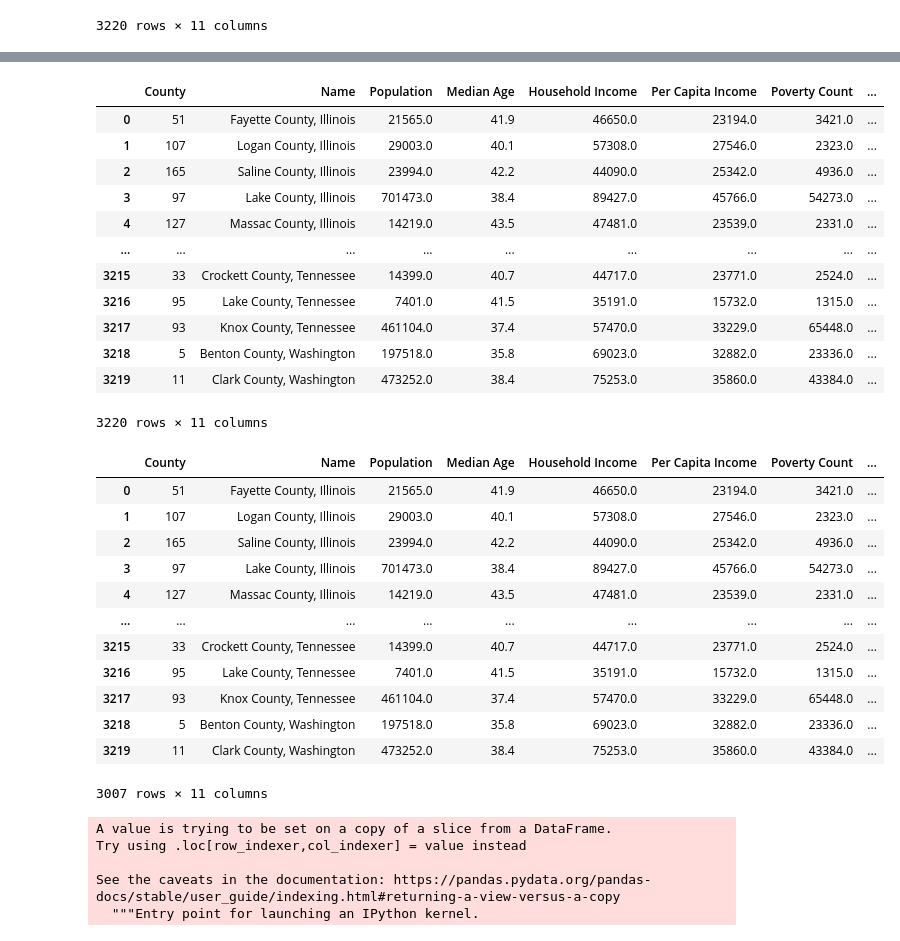
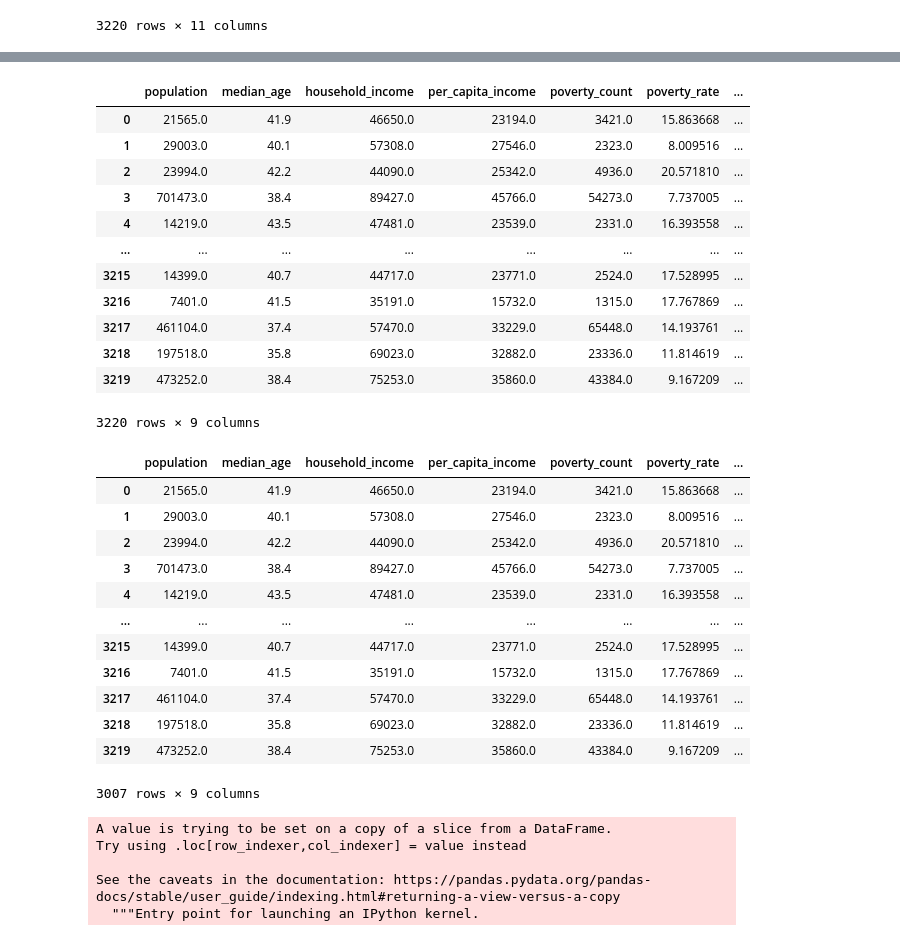
Before and after one commit to uzmabb182/data-visualization-using-flask-project2, a Jupyter notebook: data_visualzation/data_cleaning.ipynb, the cells around one changed output, grey strips where cells are left out. Saved outputs shown, nothing was run; the diff lists cells and outputs as text; code cells hidden in the pictures.

```diff
--- a/data_visualzation/data_cleaning.ipynb
+++ b/data_visualzation/data_cleaning.ipynb
@@ -6,9 +6,9 @@ import numpy as np
 # %%
 # Importing data files
 
-census_df = pd.read_csv("Resources/census_us_county_output.csv")
-education_df = pd.read_csv("Resources/ers_usda_education.csv")
-county_df = pd.read_csv("Resources/county_fips.csv")
+census_df = pd.read_csv("resources/census_us_county_output.csv")
+education_df = pd.read_csv("resources/ers_usda_education.csv")
+county_df = pd.read_csv("resources/county_fips.csv")
 # %% [markdown]
 ## Cleaning County_fips.csv
 # %%
@@ -235,3 +236,12 @@ census_df
+# %%
+# column_names = list(df.columns)
+# column_names[0:9] = ['five', 'six', 'seven', 'eight']
+# df.columns = column_names
+
+column_names = list(census_df.columns)
+column_names[0:9] = ['population', 'median_age', 'household_income', 'per_capita_income', 'poverty_count',
+                     'poverty_rate', 'unemployment_rate', 'county', 'state']
+census_df.columns = column_names
 # %%
 census_df
 # %% [output]
@@ -256,34 +266,34 @@ census_df
 census_df = census_df.rename(columns = {'County_x': 'County_Name'})
 census_df
 # %% [output]
-|  | County | Name | Population | Median Age | Household Income | Per Capita Income | Poverty Count | ... |
-| 0 | 51 | Fayette County, Illinois | 21565.0 | 41.9 | 46650.0 | 23194.0 | 3421.0 | ... |
-| 1 | 107 | Logan County, Illinois | 29003.0 | 40.1 | 57308.0 | 27546.0 | 2323.0 | ... |
-| 2 | 165 | Saline County, Illinois | 23994.0 | 42.2 | 44090.0 | 25342.0 | 4936.0 | ... |
-| 3 | 97 | Lake County, Illinois | 701473.0 | 38.4 | 89427.0 | 45766.0 | 54273.0 | ... |
-| 4 | 127 | Massac County, Illinois | 14219.0 | 43.5 | 47481.0 | 23539.0 | 2331.0 | ... |
-| ... | ... | ... | ... | ... | ... | ... | ... | ... |
-| 3215 | 33 | Crockett County, Tennessee | 14399.0 | 40.7 | 44717.0 | 23771.0 | 2524.0 | ... |
-| 3216 | 95 | Lake County, Tennessee | 7401.0 | 41.5 | 35191.0 | 15732.0 | 1315.0 | ... |
-| 3217 | 93 | Knox County, Tennessee | 461104.0 | 37.4 | 57470.0 | 33229.0 | 65448.0 | ... |
-| 3218 | 5 | Benton County, Washington | 197518.0 | 35.8 | 69023.0 | 32882.0 | 23336.0 | ... |
-| 3219 | 11 | Clark County, Washington | 473252.0 | 38.4 | 75253.0 | 35860.0 | 43384.0 | ... |
+|  | population | median_age | household_income | per_capita_income | poverty_count | poverty_rate | ... |
+| 0 | 21565.0 | 41.9 | 46650.0 | 23194.0 | 3421.0 | 15.863668 | ... |
+| 1 | 29003.0 | 40.1 | 57308.0 | 27546.0 | 2323.0 | 8.009516 | ... |
+| 2 | 23994.0 | 42.2 | 44090.0 | 25342.0 | 4936.0 | 20.571810 | ... |
+| 3 | 701473.0 | 38.4 | 89427.0 | 45766.0 | 54273.0 | 7.737005 | ... |
+| 4 | 14219.0 | 43.5 | 47481.0 | 23539.0 | 2331.0 | 16.393558 | ... |
+| ... | ... | ... | ... | ... | ... | ... | ... |
+| 3215 | 14399.0 | 40.7 | 44717.0 | 23771.0 | 2524.0 | 17.528995 | ... |
+| 3216 | 7401.0 | 41.5 | 35191.0 | 15732.0 | 1315.0 | 17.767869 | ... |
+| 3217 | 461104.0 | 37.4 | 57470.0 | 33229.0 | 65448.0 | 14.193761 | ... |
+| 3218 | 197518.0 | 35.8 | 69023.0 | 32882.0 | 23336.0 | 11.814619 | ... |
+| 3219 | 473252.0 | 38.4 | 75253.0 | 35860.0 | 43384.0 | 9.167209 | ... |
-3220 rows × 11 columns
+3220 rows × 9 columns
 # %%
-census_df = census_df[census_df["County_Name"].str.contains("County")==True]
+census_df = census_df[census_df["county"].str.contains("County")==True]
 census_df
 # %% [output]
-|  | County | Name | Population | Median Age | Household Income | Per Capita Income | Poverty Count | ... |
-| 0 | 51 | Fayette County, Illinois | 21565.0 | 41.9 | 46650.0 | 23194.0 | 3421.0 | ... |
-| 1 | 107 | Logan County, Illinois | 29003.0 | 40.1 | 57308.0 | 27546.0 | 2323.0 | ... |
-| 2 | 165 | Saline County, Illinois | 23994.0 | 42.2 | 44090.0 | 25342.0 | 4936.0 | ... |
-| 3 | 97 | Lake County, Illinois | 701473.0 | 38.4 | 89427.0 | 45766.0 | 54273.0 | ... |
-| 4 | 127 | Massac County, Illinois | 14219.0 | 43.5 | 47481.0 | 23539.0 | 2331.0 | ... |
-| ... | ... | ... | ... | ... | ... | ... | ... | ... |
-| 3215 | 33 | Crockett County, Tennessee | 14399.0 | 40.7 | 44717.0 | 23771.0 | 2524.0 | ... |
-| 3216 | 95 | Lake County, Tennessee | 7401.0 | 41.5 | 35191.0 | 15732.0 | 1315.0 | ... |
-| 3217 | 93 | Knox County, Tennessee | 461104.0 | 37.4 | 57470.0 | 33229.0 | 65448.0 | ... |
-| 3218 | 5 | Benton County, Washington | 197518.0 | 35.8 | 69023.0 | 32882.0 | 23336.0 | ... |
-| 3219 | 11 | Clark County, Washington | 473252.0 | 38.4 | 75253.0 | 35860.0 | 43384.0 | ... |
+|  | population | median_age | household_income | per_capita_income | poverty_count | poverty_rate | ... |
+| 0 | 21565.0 | 41.9 | 46650.0 | 23194.0 | 3421.0 | 15.863668 | ... |
+| 1 | 29003.0 | 40.1 | 57308.0 | 27546.0 | 2323.0 | 8.009516 | ... |
+| 2 | 23994.0 | 42.2 | 44090.0 | 25342.0 | 4936.0 | 20.571810 | ... |
+| 3 | 701473.0 | 38.4 | 89427.0 | 45766.0 | 54273.0 | 7.737005 | ... |
+| 4 | 14219.0 | 43.5 | 47481.0 | 23539.0 | 2331.0 | 16.393558 | ... |
+| ... | ... | ... | ... | ... | ... | ... | ... |
+| 3215 | 14399.0 | 40.7 | 44717.0 | 23771.0 | 2524.0 | 17.528995 | ... |
+| 3216 | 7401.0 | 41.5 | 35191.0 | 15732.0 | 1315.0 | 17.767869 | ... |
+| 3217 | 461104.0 | 37.4 | 57470.0 | 33229.0 | 65448.0 | 14.193761 | ... |
+| 3218 | 197518.0 | 35.8 | 69023.0 | 32882.0 | 23336.0 | 11.814619 | ... |
+| 3219 | 473252.0 | 38.4 | 75253.0 | 35860.0 | 43384.0 | 9.167209 | ... |
-3007 rows × 11 columns
+3007 rows × 9 columns
 # %%
```
Also changed, not shown: parts of 43 cells of this notebook, 5 other files.
